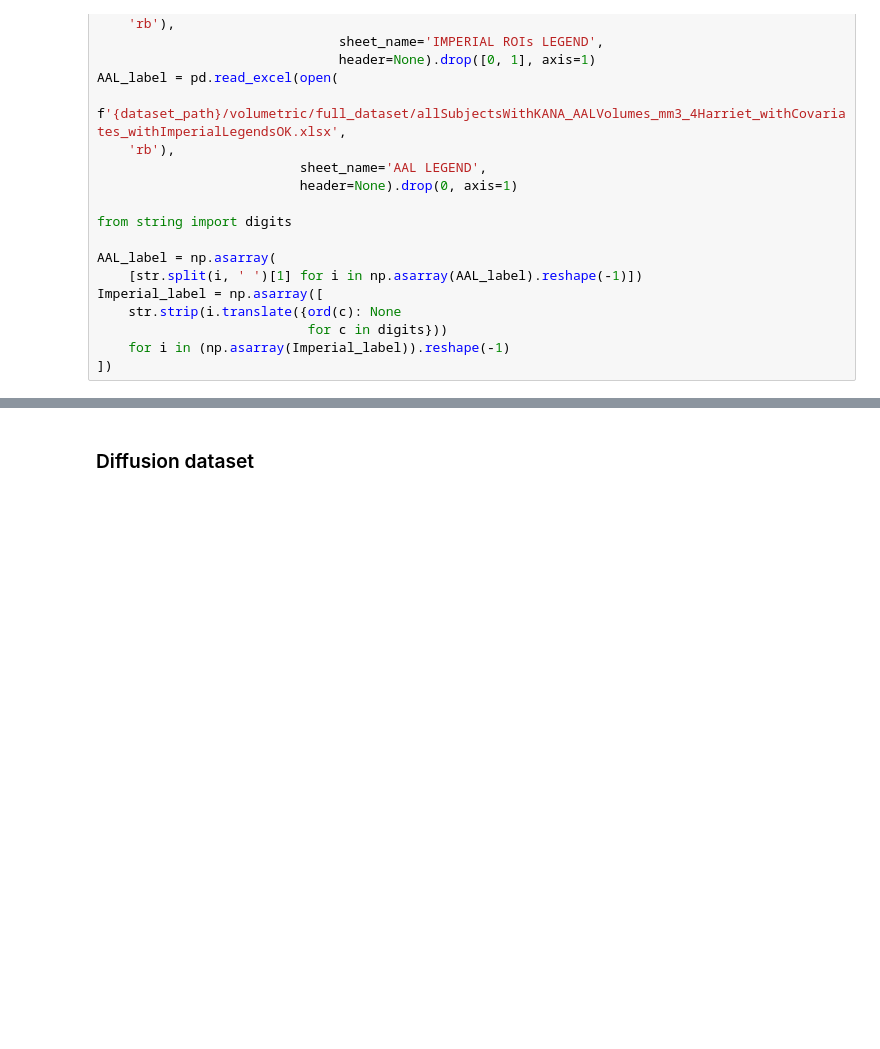
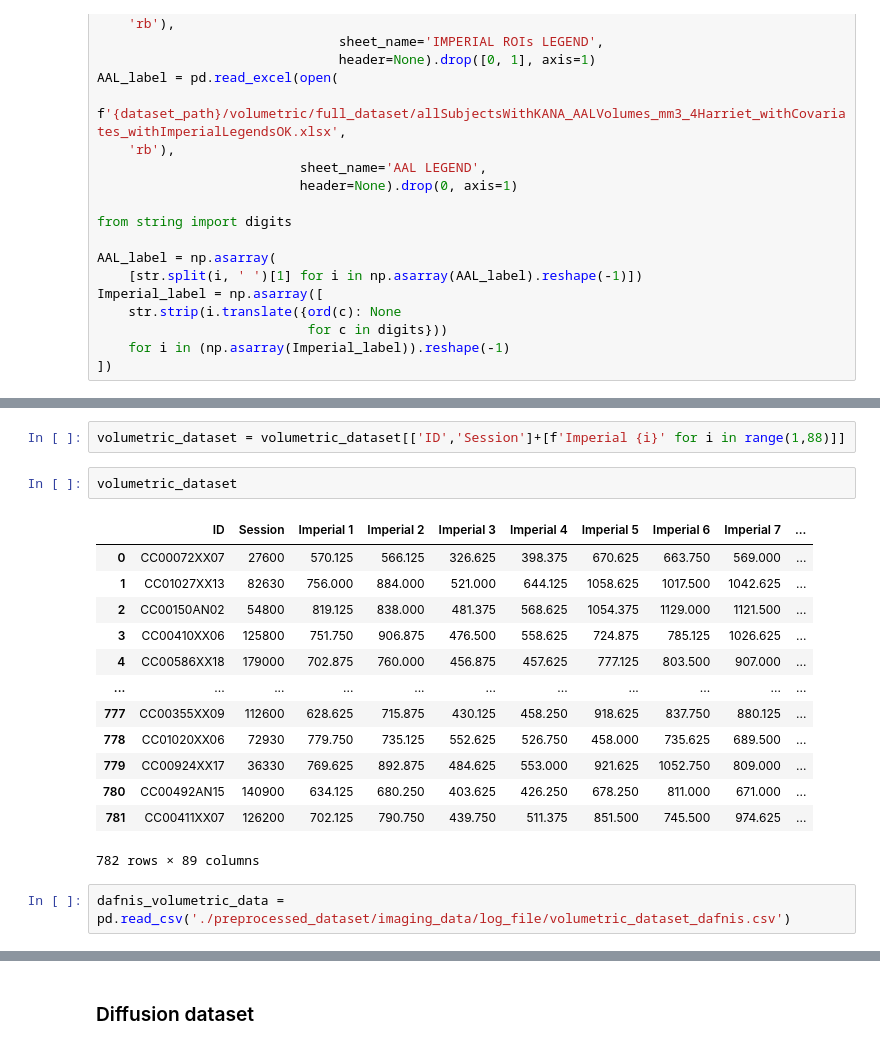
Before and after one commit to lehai-ml/dHCP_genetics, a Jupyter notebook: notebook_results/scz/1_SCZ_dHCP_data_preprocessing.ipynb, the cells around one changed output, grey strips where cells are left out. Cells and saved outputs as stored; diff of their text form; blank space fills up the shorter version.

```diff
--- a/notebook_results/scz/1_SCZ_dHCP_data_preprocessing.ipynb
+++ b/notebook_results/scz/1_SCZ_dHCP_data_preprocessing.ipynb
@@ -83,0 +120,20 @@ full_dataset.to_csv(f'{preprocessed_dataset_path}/imaging_data/log_file/full_dat
+# %%
+volumetric_dataset = volumetric_dataset[['ID','Session']+[f'Imperial {i}' for i in range(1,88)]]
+# %%
+volumetric_dataset
+# %% [output]
+|  | ID | Session | Imperial 1 | Imperial 2 | Imperial 3 | Imperial 4 | Imperial 5 | Imperial 6 | Imperial 7 | ... |
+| 0 | CC00072XX07 | 27600 | 570.125 | 566.125 | 326.625 | 398.375 | 670.625 | 663.750 | 569.000 | ... |
+| 1 | CC01027XX13 | 82630 | 756.000 | 884.000 | 521.000 | 644.125 | 1058.625 | 1017.500 | 1042.625 | ... |
+| 2 | CC00150AN02 | 54800 | 819.125 | 838.000 | 481.375 | 568.625 | 1054.375 | 1129.000 | 1121.500 | ... |
+| 3 | CC00410XX06 | 125800 | 751.750 | 906.875 | 476.500 | 558.625 | 724.875 | 785.125 | 1026.625 | ... |
+| 4 | CC00586XX18 | 179000 | 702.875 | 760.000 | 456.875 | 457.625 | 777.125 | 803.500 | 907.000 | ... |
+| ... | ... | ... | ... | ... | ... | ... | ... | ... | ... | ... |
+| 777 | CC00355XX09 | 112600 | 628.625 | 715.875 | 430.125 | 458.250 | 918.625 | 837.750 | 880.125 | ... |
+| 778 | CC01020XX06 | 72930 | 779.750 | 735.125 | 552.625 | 526.750 | 458.000 | 735.625 | 689.500 | ... |
+| 779 | CC00924XX17 | 36330 | 769.625 | 892.875 | 484.625 | 553.000 | 921.625 | 1052.750 | 809.000 | ... |
+| 780 | CC00492AN15 | 140900 | 634.125 | 680.250 | 403.625 | 426.250 | 678.250 | 811.000 | 671.000 | ... |
+| 781 | CC00411XX07 | 126200 | 702.125 | 790.750 | 439.750 | 511.375 | 851.500 | 745.500 | 974.625 | ... |
+782 rows × 89 columns
+# %%
+dafnis_volumetric_data = pd.read_csv('./preprocessed_dataset/imaging_data/log_file/volumetric_dataset_dafnis.csv')
```
Also changed, not shown: parts of 43 cells of this notebook.
